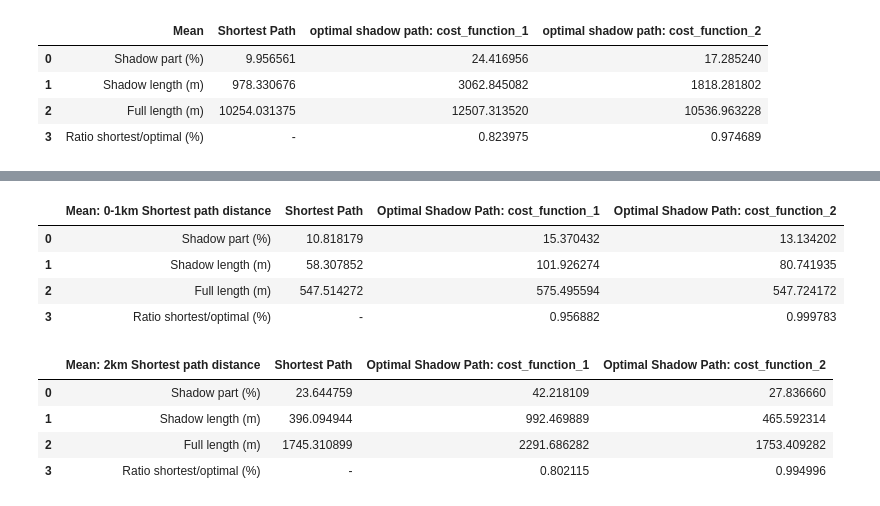
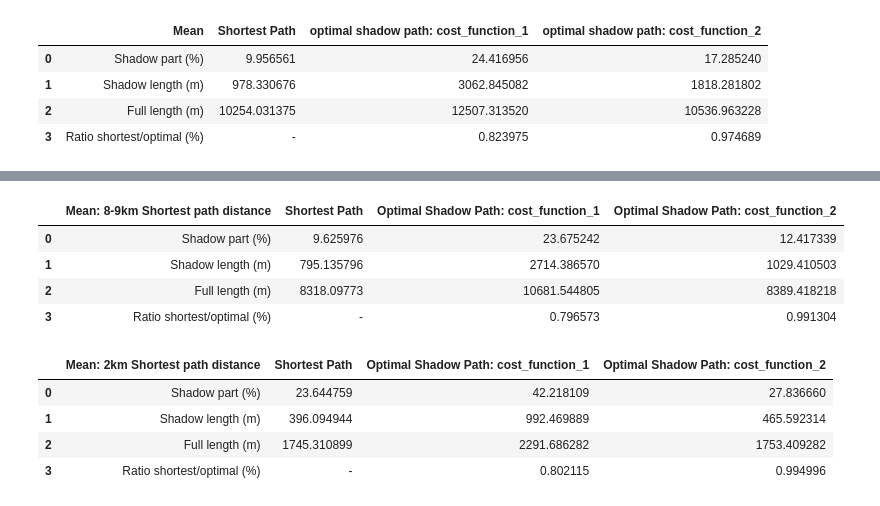
Before and after one commit to suvihanninen/CoolWalk-App, a Jupyter notebook: backend/Benchmarking.ipynb, the cells around one changed output, grey strips where cells are left out. Saved outputs shown, nothing was run; the diff lists cells and outputs as text; code cells hidden in the pictures.

```diff
--- a/backend/Benchmarking.ipynb
+++ b/backend/Benchmarking.ipynb
@@ -420,7 +422,7 @@ def shortestPathsUnderXkm(y,x):
         try:
             src = random.randint(1, 25648) #inclucive
             dest = random.randint(1, 25648)
-            path = nx.shortest_path(G, src, dest, weight='full_length')
+            path = nx.shortest_path(G, src, dest, weight=weight_function_2)
             path_length = get_total_path_length(path)
             # print(path_length)
             if y < path_length <= x:
@@ -430,6 +432,8 @@ def shortestPathsUnderXkm(y,x):
                 # print(path_length)
                 # print(src)
                 # print(dest)
+                print("Source: " + str(src) + ", Destination: " + str(dest))
+
                 srcList.append(src)
                 destList.append(dest)
         except nx.NetworkXNoPath:
@@ -557,13 +877,13 @@ def calculateStats(list_of_Xkm_paths_shortest,list_of_Xkm_paths_cost1, list_of_X
 # %%
-returnDfStatsreturnDfStats1 = calculateStats(list_of_1km_paths_shortest, list_of_1km_paths_cost1, list_of_1km_paths_cost2, "Mean: 0-1km Shortest path distance")
+StatsreturnDfStats9 = calculateStats(list_of_9km_paths_shortest, list_of_9km_paths_cost1, list_of_9km_paths_cost2, "Mean: 8-9km Shortest path distance")
-# %%
-returnDfStats1
-# %% [output]
-|  | Mean: 0-1km Shortest path distance | Shortest Path | Optimal Shadow Path: cost_function_1 | Optimal Shadow Path: cost_function_2 |
-| 0 | Shadow part (%) | 10.818179 | 15.370432 | 13.134202 |
-| 1 | Shadow length (m) | 58.307852 | 101.926274 | 80.741935 |
-| 2 | Full length (m) | 547.514272 | 575.495594 | 547.724172 |
-| 3 | Ratio shortest/optimal (%) | - | 0.956882 | 0.999783 |
+# %%
+StatsreturnDfStats9
+# %% [output]
+|  | Mean: 8-9km Shortest path distance | Shortest Path | Optimal Shadow Path: cost_function_1 | Optimal Shadow Path: cost_function_2 |
+| 0 | Shadow part (%) | 9.625976 | 23.675242 | 12.417339 |
+| 1 | Shadow length (m) | 795.135796 | 2714.386570 | 1029.410503 |
+| 2 | Full length (m) | 8318.09773 | 10681.544805 | 8389.418218 |
+| 3 | Ratio shortest/optimal (%) | - | 0.796573 | 0.991304 |
 # %%
 returnDfStats = calculateStats(list_of_2km_paths_shortest, list_of_2km_paths_cost1, list_of_2km_paths_cost2, "Mean: 2km Shortest path distance")
 # %%
```
Also changed, not shown: parts of 35 cells of this notebook, 5 other files.
